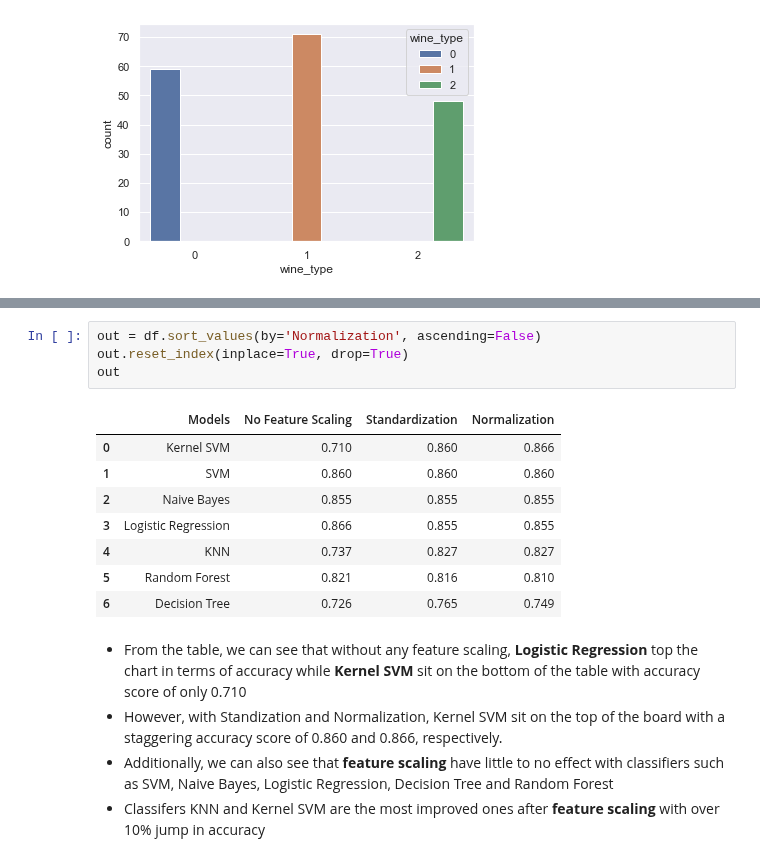
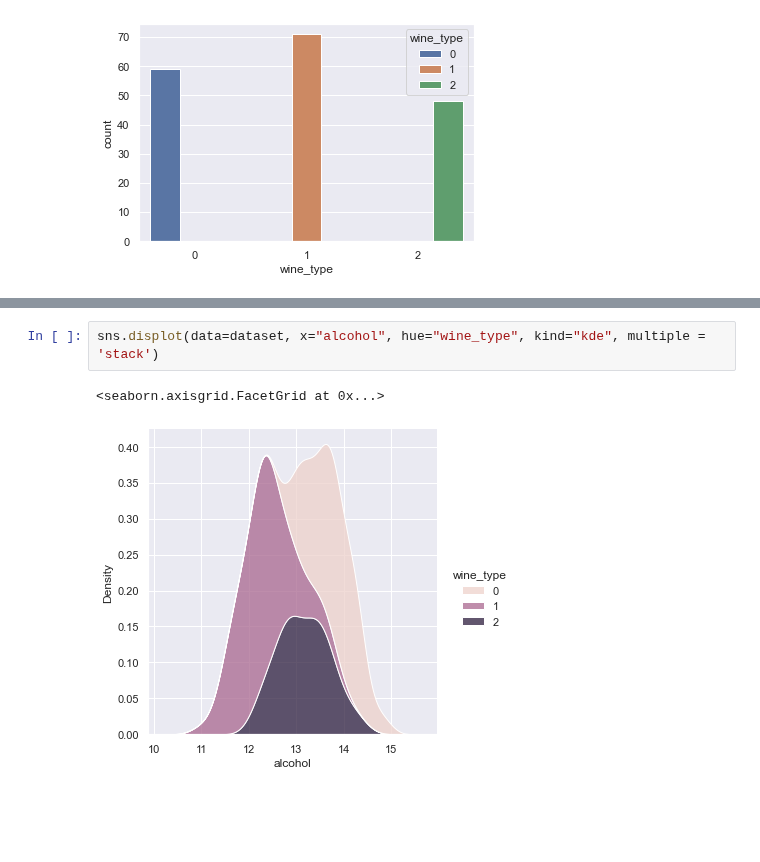
Before and after one commit to omgitsmj24/BOOT_AI_INTERN, a Jupyter notebook: Data Preprocessing/Week2/wine.ipynb, the cells around one changed output, grey strips where cells are left out. Saved outputs shown, nothing was run; the diff lists cells and outputs as text; blank space fills up the shorter version.

Commit message:
start wine

```diff
--- a/Data Preprocessing/Week2/wine.ipynb
+++ b/Data Preprocessing/Week2/wine.ipynb
@@ -970,18 +43,5 @@ out
-# %%
-out = df.sort_values(by='Normalization', ascending=False)
-out.reset_index(inplace=True, drop=True)
-out
-# %% [output]
-|  | Models | No Feature Scaling | Standardization | Normalization |
-| 0 | Kernel SVM | 0.710 | 0.860 | 0.866 |
-| 1 | SVM | 0.860 | 0.860 | 0.860 |
-| 2 | Naive Bayes | 0.855 | 0.855 | 0.855 |
-| 3 | Logistic Regression | 0.866 | 0.855 | 0.855 |
-| 4 | KNN | 0.737 | 0.827 | 0.827 |
-| 5 | Random Forest | 0.821 | 0.816 | 0.810 |
-| 6 | Decision Tree | 0.726 | 0.765 | 0.749 |
-# %% [markdown]
-* From the table, we can see that without any feature scaling, **Logistic Regression** top the chart in terms of accuracy while **Kernel SVM** sit on the bottom of the table with accuracy score of only 0.710
-* However, with Standization and Normalization, Kernel SVM sit on the top of the board with a staggering accuracy score of 0.860 and 0.866, respectively.
-* Additionally, we can also see that **feature scaling** have little to no effect with classifiers such as SVM, Naive Bayes, Logistic Regression, Decision Tree and Random Forest
-* Classifers KNN and Kernel SVM are the most improved ones after **feature scaling** with over 10% jump in accuracy
+# %%
+sns.displot(data=dataset, x="alcohol", hue="wine_type", kind="kde", multiple = 'stack')
+# %% [output]
+<seaborn.axisgrid.FacetGrid at 0x...>
+[figure, added]
```
Also changed, not shown: parts of 145 cells of this notebook.
